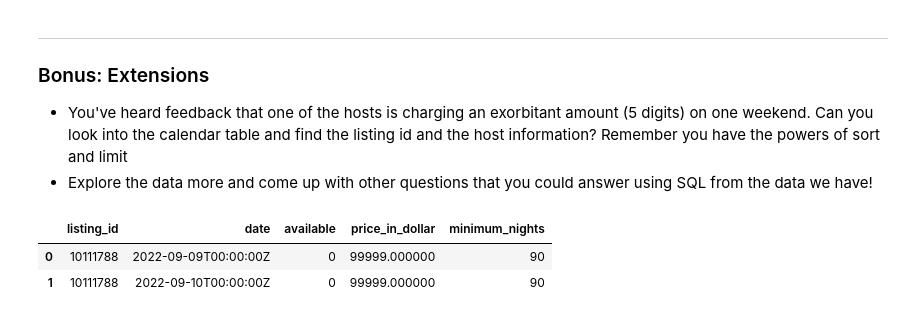
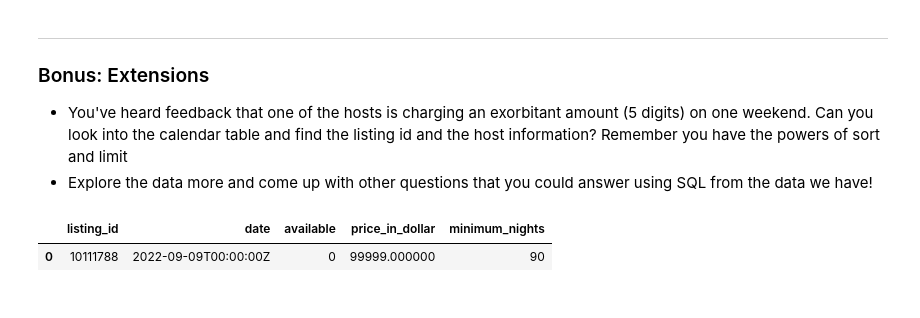
Before and after one commit to Hrithik-Kumar/Airbnb-SQL, a Jupyter notebook: Hrithik_Kumar_Advani_Week_1_Project_SQLCC.ipynb, the cells around one changed output. Drawn from its saved outputs; the diff is of its cells as text; code cells hidden in the pictures.

```diff
--- a/Hrithik_Kumar_Advani_Week_1_Project_SQLCC.ipynb
+++ b/Hrithik_Kumar_Advani_Week_1_Project_SQLCC.ipynb
@@ -824,24 +824,24 @@ And, if you want any additional challenge questions, check out the bonus extensi
 # %%
 # TO BE COMPLETED
 # We don't check results for the bonus, because you can explore it in any directions you want!
 # Also you can add as many cells at the bottom of the notebook as you like for more queries.
 
 query = """
 SELECT *
 FROM calendar
-WHERE price_in_dollar BETWEEN 10000 AND 99999;
+WHERE price_in_dollar >= 10000
+LIMIT 1;
 """
 
 # Alternate Solution
 # query = """
 # SELECT *
 # FROM calendar
 # ORDER BY price_in_dollar DESC LIMIT 1;
 # """
 
 
 run(query)
 # %% [output]
 |  | listing_id | date | available | price_in_dollar | minimum_nights |
 | 0 | 10111788 | 2022-09-09T00:00:00Z | 0 | 99999.000000 | 90 |
-| 1 | 10111788 | 2022-09-10T00:00:00Z | 0 | 99999.000000 | 90 |
```
Also changed, not shown: parts of 4 cells of this notebook.
